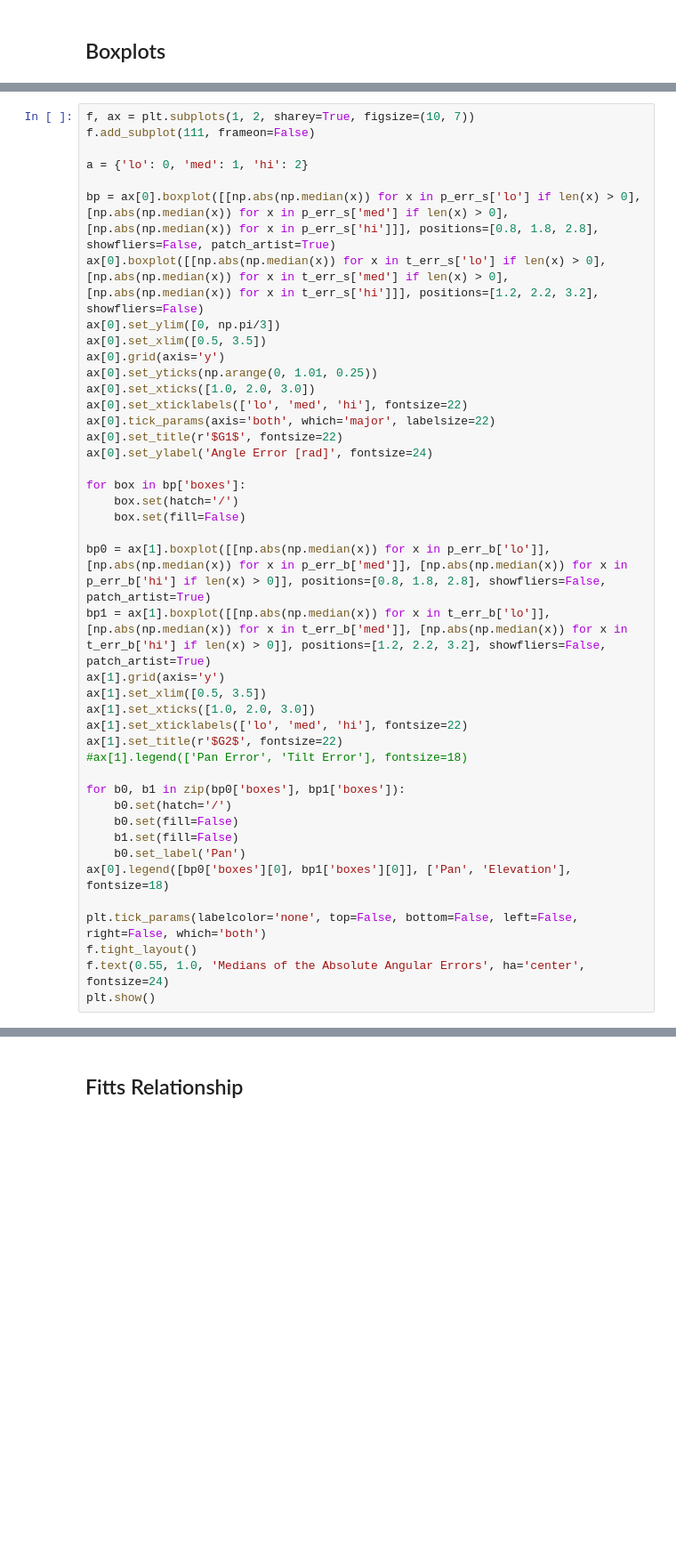
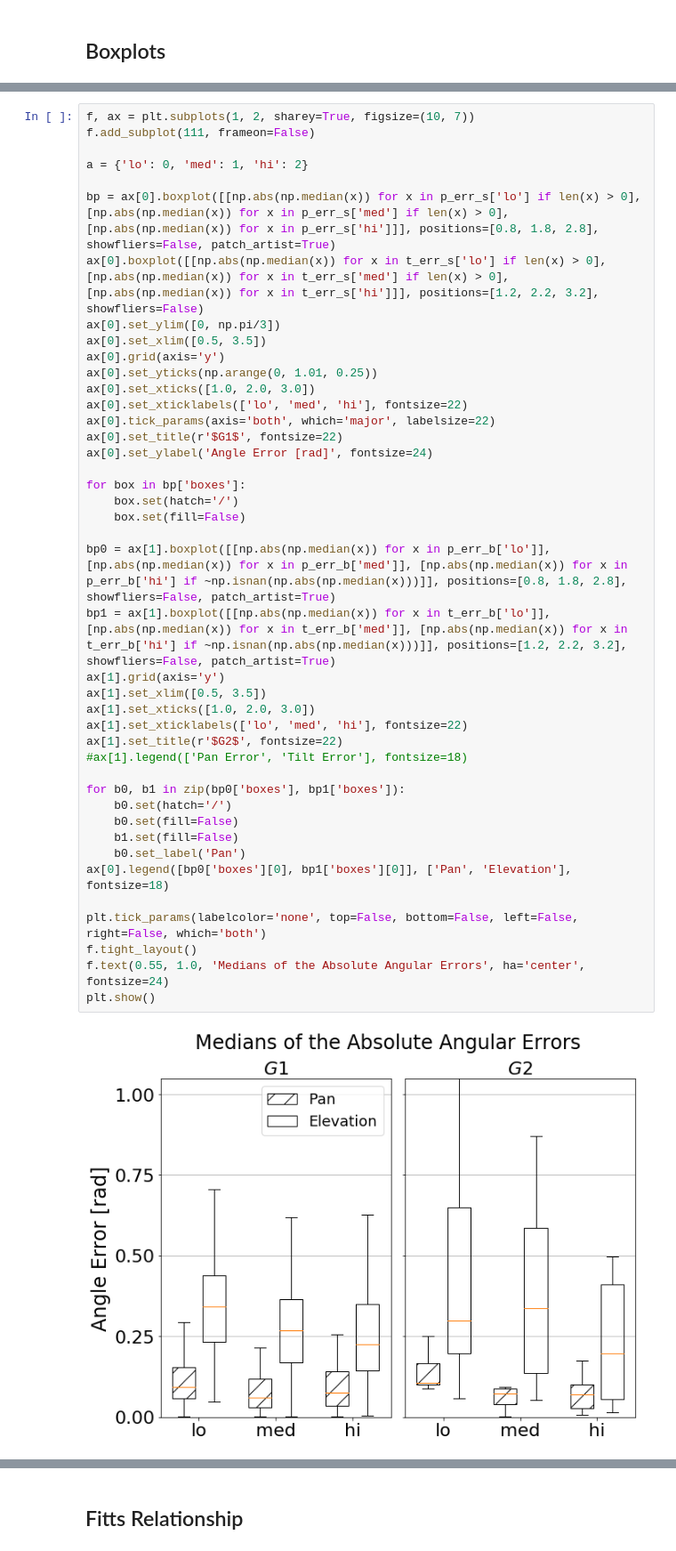
Before and after one commit to yassiezar/tba_audio_interface_paper, a Jupyter notebook: data_proc/target_search.ipynb, the cells around one changed output, grey strips where cells are left out. Shown at 89% size. Saved outputs shown, nothing was run; the diff lists cells and outputs as text; blank space fills up the shorter version.

Commit message:
Fixed plots, added new short descriptions on results sections

```diff
--- a/data_proc/target_search.ipynb
+++ b/data_proc/target_search.ipynb
@@ -448,35 +518,37 @@ ax[0].set_xlim([0.5, 3.5])
 ax[0].grid(axis='y')
 ax[0].set_yticks(np.arange(0, 1.01, 0.25))
 ax[0].set_xticks([1.0, 2.0, 3.0])
 ax[0].set_xticklabels(['lo', 'med', 'hi'], fontsize=22)
 ax[0].tick_params(axis='both', which='major', labelsize=22)
 ax[0].set_title(r'$G1$', fontsize=22)
 ax[0].set_ylabel('Angle Error [rad]', fontsize=24)
 
 for box in bp['boxes']:
     box.set(hatch='/')
     box.set(fill=False)
 
-bp0 = ax[1].boxplot([[np.abs(np.median(x)) for x in p_err_b['lo']], [np.abs(np.median(x)) for x in p_err_b['med']], [np.abs(np.median(x)) for x in p_err_b['hi'] if len(x) > 0]], positions=[0.8, 1.8, 2.8], showfliers=False, patch_artist=True)
-bp1 = ax[1].boxplot([[np.abs(np.median(x)) for x in t_err_b['lo']], [np.abs(np.median(x)) for x in t_err_b['med']], [np.abs(np.median(x)) for x in t_err_b['hi'] if len(x) > 0]], positions=[1.2, 2.2, 3.2], showfliers=False, patch_artist=True)
+bp0 = ax[1].boxplot([[np.abs(np.median(x)) for x in p_err_b['lo']], [np.abs(np.median(x)) for x in p_err_b['med']], [np.abs(np.median(x)) for x in p_err_b['hi'] if ~np.isnan(np.abs(np.median(x)))]], positions=[0.8, 1.8, 2.8], showfliers=False, patch_artist=True)
+bp1 = ax[1].boxplot([[np.abs(np.median(x)) for x in t_err_b['lo']], [np.abs(np.median(x)) for x in t_err_b['med']], [np.abs(np.median(x)) for x in t_err_b['hi'] if ~np.isnan(np.abs(np.median(x)))]], positions=[1.2, 2.2, 3.2], showfliers=False, patch_artist=True)
 ax[1].grid(axis='y')
 ax[1].set_xlim([0.5, 3.5])
 ax[1].set_xticks([1.0, 2.0, 3.0])
 ax[1].set_xticklabels(['lo', 'med', 'hi'], fontsize=22)
 ax[1].set_title(r'$G2$', fontsize=22)
 #ax[1].legend(['Pan Error', 'Tilt Error'], fontsize=18)
 
 for b0, b1 in zip(bp0['boxes'], bp1['boxes']):
     b0.set(hatch='/')
     b0.set(fill=False)
     b1.set(fill=False)
     b0.set_label('Pan')
 ax[0].legend([bp0['boxes'][0], bp1['boxes'][0]], ['Pan', 'Elevation'], fontsize=18)
 
 plt.tick_params(labelcolor='none', top=False, bottom=False, left=False, right=False, which='both')
 f.tight_layout()
 f.text(0.55, 1.0, 'Medians of the Absolute Angular Errors', ha='center', fontsize=24)
 plt.show()
+# %% [output]
+[figure, added]
 # %%
 print('Sighted pan: {}'.format(stats.friedmanchisquare(
     [np.median(x) if len(x) > 0 else 0.0 for x in p_err_s['lo']],
```
Also changed, not shown: parts of 22 cells of this notebook, 3 other files.
